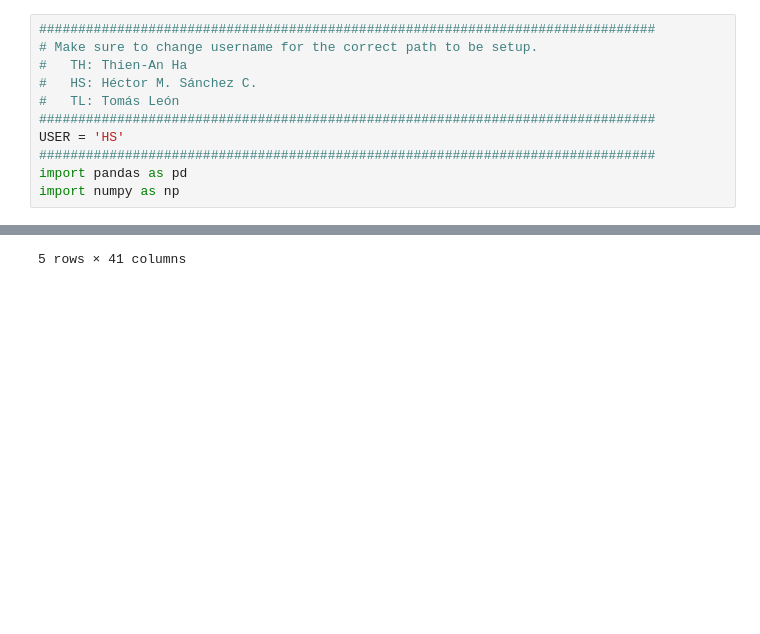
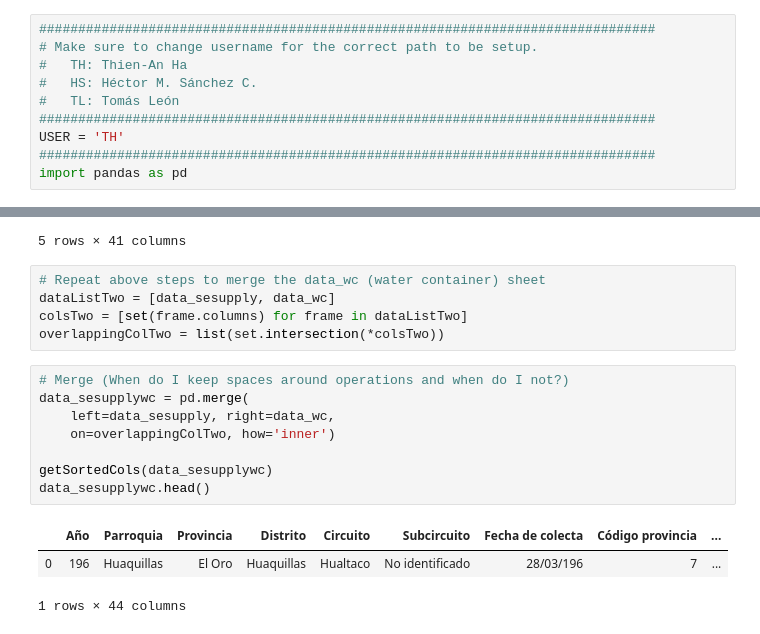
Before and after one commit to thienanha/DAEcuador, a Jupyter notebook: DA_SheetOne.ipynb, the cells around one changed output, grey strips where cells are left out. Cells and saved outputs as stored; diff of their text form; blank space fills up the shorter version.

Commit message:
Finished merging all first sheets togethergit add DA_SheetOne.ipynb

```diff
--- a/DA_SheetOne.ipynb
+++ b/DA_SheetOne.ipynb
@@ -14,10 +14,9 @@ Style Notes:
 #   HS: Héctor M. Sánchez C.
 #   TL: Tomás León
 ###############################################################################
-USER = 'HS'
+USER = 'TH'
 ###############################################################################
 import pandas as pd
-import numpy as np
 # %% [markdown]
 ## Define Functions
 # %% [markdown]
@@ -138,3 +136,20 @@ data_sesupply.head()
 | 3 | 2013 | Manta | Manabí | Manta | Centro | Centro 1 | 2013-01-14 00:00:00 | 13 | ... |
 | 4 | 2013 | Manta | Manabí | Manta | Centro | Centro 1 | 2013-01-14 00:00:00 | 13 | ... |
 5 rows × 41 columns
+# %%
+# Repeat above steps to merge the data_wc (water container) sheet
+dataListTwo = [data_sesupply, data_wc]
+colsTwo = [set(frame.columns) for frame in dataListTwo]
+overlappingColTwo = list(set.intersection(*colsTwo))
+# %%
+# Merge (When do I keep spaces around operations and when do I not?)
+data_sesupplywc = pd.merge(
+    left=data_sesupply, right=data_wc,
+    on=overlappingColTwo, how='inner')
+
+getSortedCols(data_sesupplywc)
+data_sesupplywc.head()
+# %% [output]
+|  | Año | Parroquia | Provincia | Distrito | Circuito | Subcircuito | Fecha de colecta | Código provincia | ... |
+| 0 | 196 | Huaquillas | El Oro | Huaquillas | Hualtaco | No identificado | 28/03/196 | 7 | ... |
+1 rows × 44 columns
```
Also changed, not shown: parts of 2 cells of this notebook.
